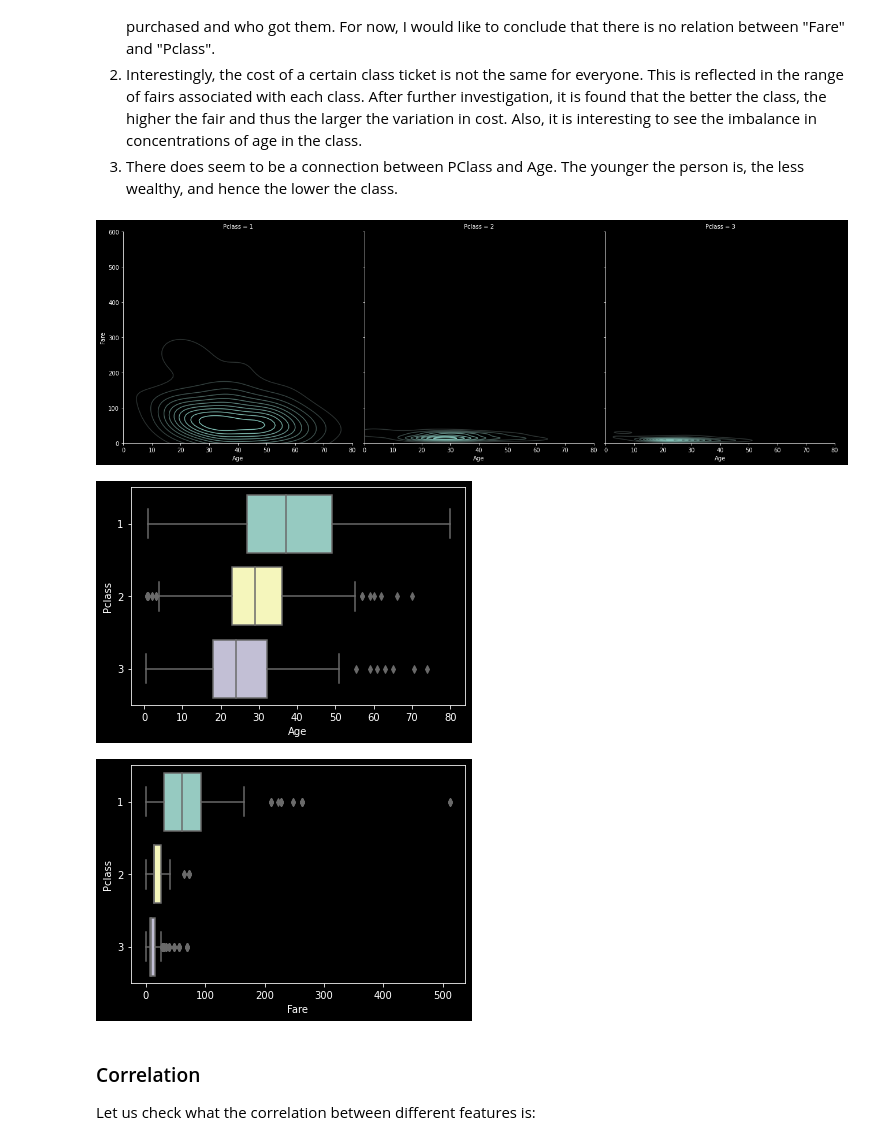
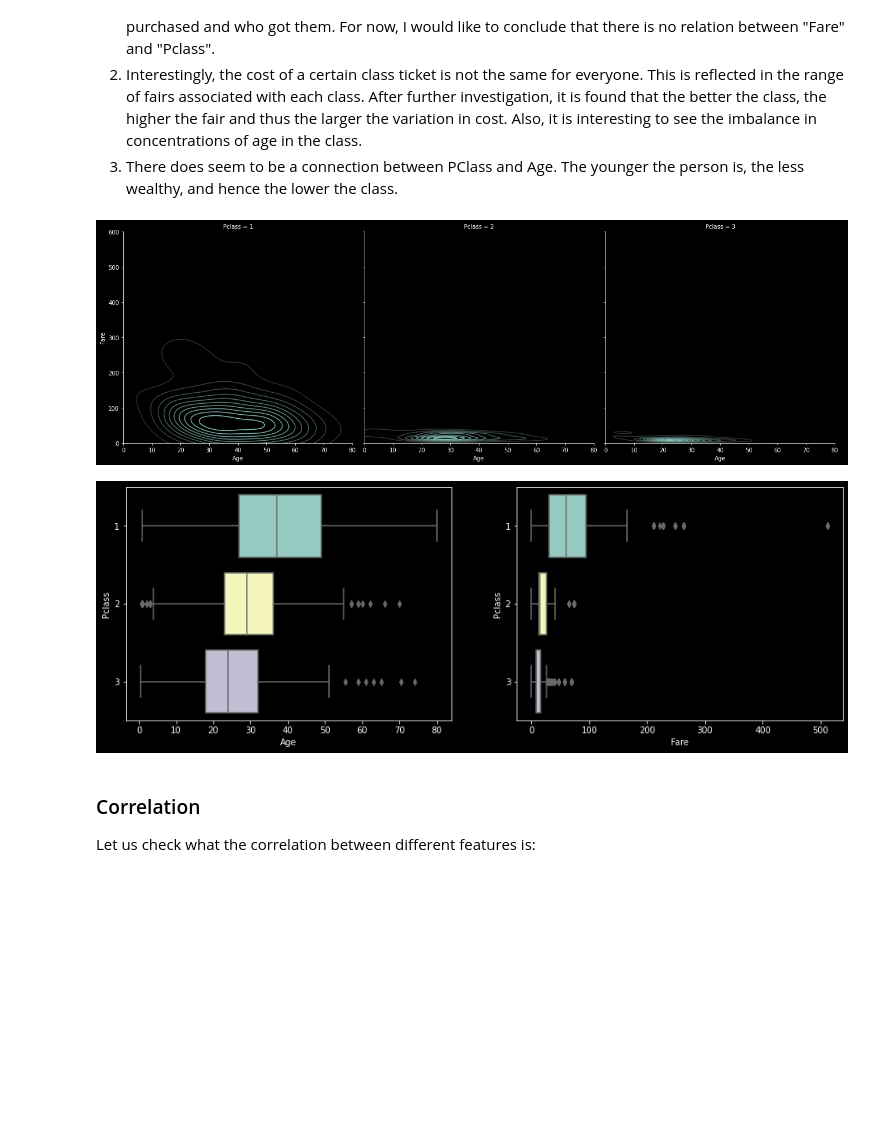
Before and after one commit to A-F-V/T3M, a Jupyter notebook: round 1/notebooks/titanic.ipynb, the cells around one changed output. Drawn from its saved outputs; the diff is of its cells as text; code cells hidden in the pictures; blank space fills up the shorter version.

Commit message:
Nice box plots

```diff
--- a/round 1/notebooks/titanic.ipynb
+++ b/round 1/notebooks/titanic.ipynb
@@ -127,16 +127,15 @@ plt.show()
 # %%
 g = sns.FacetGrid(data_set,col="Pclass",size=6,xlim=(0,80),ylim=(0,600))
 g = g.map(sns.kdeplot,"Age","Fare")
 g.add_legend()
 plt.show()
-f = sns.boxplot(data=data_set,x='Age',y='Pclass',orient='h')
+f,axes = plt.subplots(1,2,figsize=(15,5))
+f = sns.boxplot(data=data_set,x='Age',y='Pclass',orient='h',ax=axes[0])
+f = sns.boxplot(data=data_set,x='Fare',y='Pclass',orient='h',ax=axes[1])
 plt.show()
-f = sns.boxplot(data=data_set,x='Fare',y='Pclass',orient='h')
-plt.show()
 # %% [output]
 [figure]
-[figure, old version]
+[figure, new version]
-[figure, removed]
 # %% [markdown]
 ### Correlation
 Let us check what the correlation between different features is:
```
